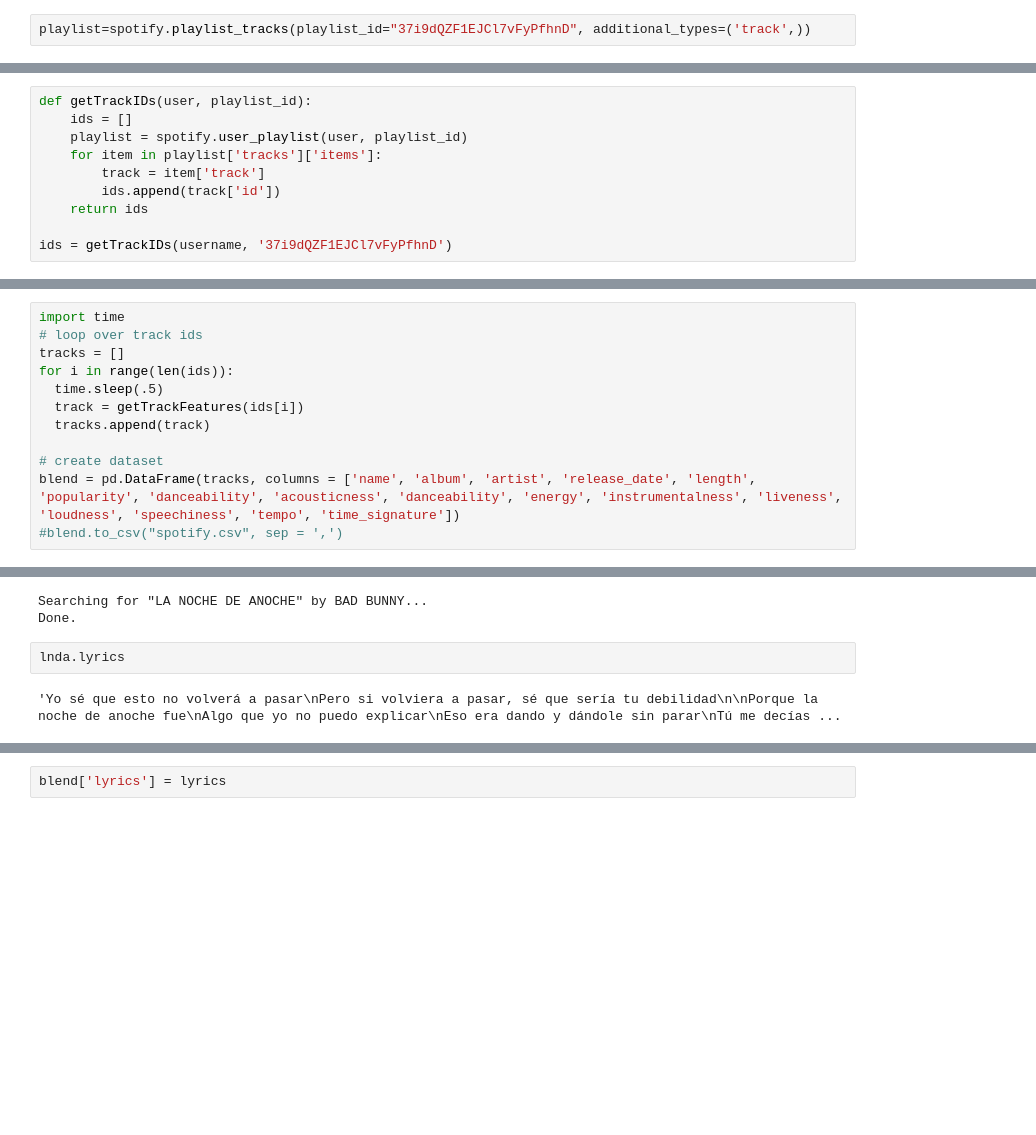
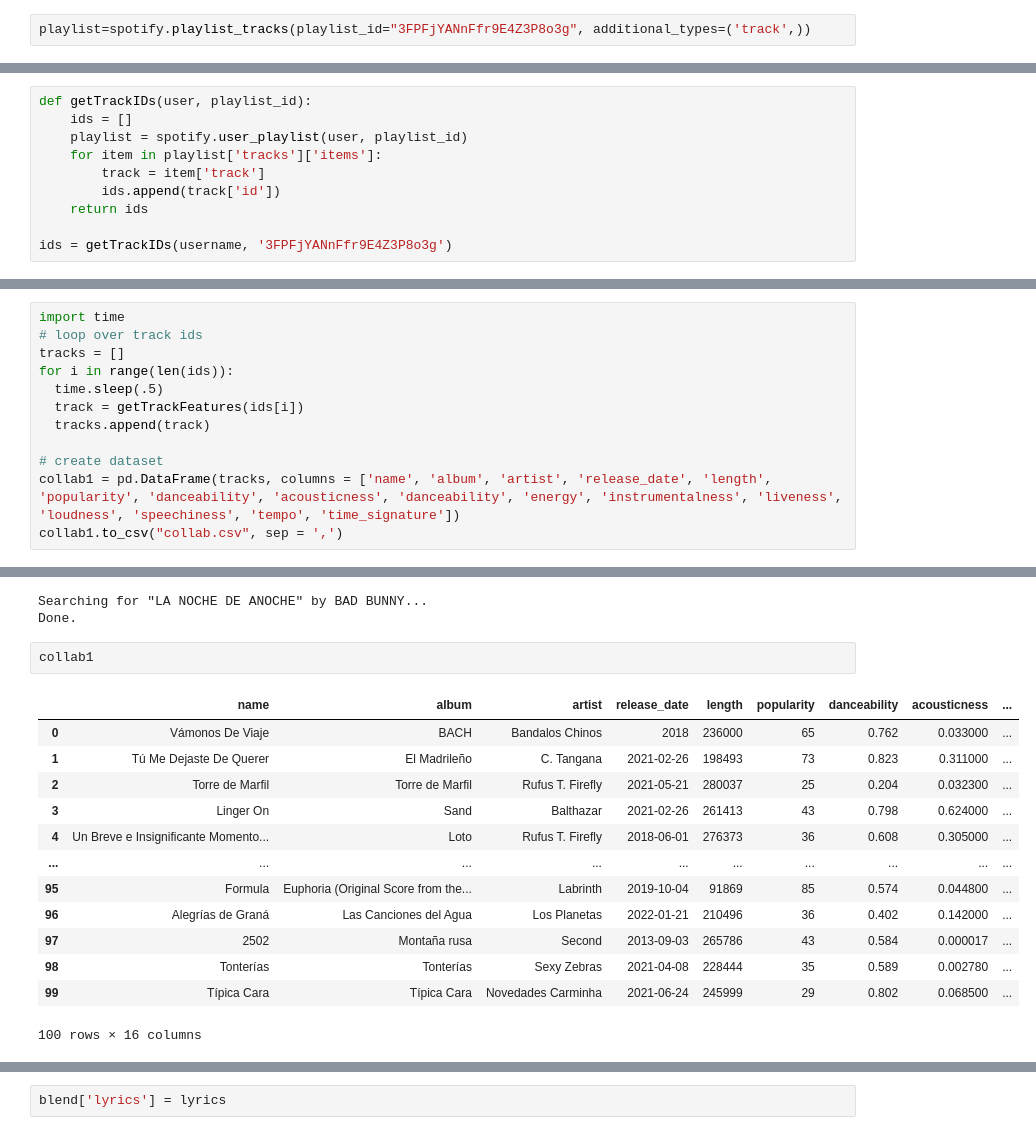
Before and after one commit to danbm94/spotifyEDA, a Jupyter notebook: spotify.ipynb, the cells around one changed output, grey strips where cells are left out. Saved outputs shown, nothing was run; the diff lists cells and outputs as text; blank space fills up the shorter version.

```diff
--- a/spotify.ipynb
+++ b/spotify.ipynb
@@ -271,5 +303,5 @@ wrapped= spotify.playlist_items("37i9dQZF1EUMDoJuT8yJsl")
 # %%
-playlist=spotify.playlist_tracks(playlist_id="37i9dQZF1EJCl7vFyPfhnD", additional_types=('track',))
+playlist=spotify.playlist_tracks(playlist_id="3FPFjYANnFfr9E4Z3P8o3g", additional_types=('track',))
 # %%
 # Create empty dataframe
 playlist_features_list = ["artist","album","track_name",  "track_id","danceability","energy","key","loudness","mode", "speechiness","instrumentalness","liveness","valence","tempo", "duration_ms","time_signature"]
@@ -286,7 +318,7 @@ def getTrackIDs(user, playlist_id):
         ids.append(track['id'])
     return ids
 
-ids = getTrackIDs(username, '37i9dQZF1EJCl7vFyPfhnD')
+ids = getTrackIDs(username, '3FPFjYANnFfr9E4Z3P8o3g')
 # %%
 def getTrackFeatures(id):
   meta = spotify.track(id)
@@ -323,7 +355,7 @@ for i in range(len(ids)):
   tracks.append(track)
 
 # create dataset
-blend = pd.DataFrame(tracks, columns = ['name', 'album', 'artist', 'release_date', 'length', 'popularity', 'danceability', 'acousticness', 'danceability', 'energy', 'instrumentalness', 'liveness', 'loudness', 'speechiness', 'tempo', 'time_signature'])
-#blend.to_csv("spotify.csv", sep = ',')
+collab1 = pd.DataFrame(tracks, columns = ['name', 'album', 'artist', 'release_date', 'length', 'popularity', 'danceability', 'acousticness', 'danceability', 'energy', 'instrumentalness', 'liveness', 'loudness', 'speechiness', 'tempo', 'time_signature'])
+collab1.to_csv("collab.csv", sep = ',')
 # %% [markdown]
 # Fetch lyrics for all songs
@@ -369,7 +378,19 @@ lnda=genius.search_song(title="LA NOCHE DE ANOCHE",artist="BAD BUNNY")
 # %% [output]
 Searching for "LA NOCHE DE ANOCHE" by BAD BUNNY...
 Done.
-# %%
-lnda.lyrics
-# %% [output]
-'Yo sé que esto no volverá a pasar\nPero si volviera a pasar, sé que sería tu debilidad\n\nPorque la noche de anoche fue\nAlgo que yo no puedo explicar\nEso era dando y dándole sin parar\nTú me decías ...
+# %%
+collab1
+# %% [output]
+|  | name | album | artist | release_date | length | popularity | danceability | acousticness | ... |
+| 0 | Vámonos De Viaje | BACH | Bandalos Chinos | 2018 | 236000 | 65 | 0.762 | 0.033000 | ... |
+| 1 | Tú Me Dejaste De Querer | El Madrileño | C. Tangana | 2021-02-26 | 198493 | 73 | 0.823 | 0.311000 | ... |
+| 2 | Torre de Marfil | Torre de Marfil | Rufus T. Firefly | 2021-05-21 | 280037 | 25 | 0.204 | 0.032300 | ... |
+| 3 | Linger On | Sand | Balthazar | 2021-02-26 | 261413 | 43 | 0.798 | 0.624000 | ... |
+| 4 | Un Breve e Insignificante Momento... | Loto | Rufus T. Firefly | 2018-06-01 | 276373 | 36 | 0.608 | 0.305000 | ... |
+| ... | ... | ... | ... | ... | ... | ... | ... | ... | ... |
+| 95 | Formula | Euphoria (Original Score from the... | Labrinth | 2019-10-04 | 91869 | 85 | 0.574 | 0.044800 | ... |
+| 96 | Alegrías de Graná | Las Canciones del Agua | Los Planetas | 2022-01-21 | 210496 | 36 | 0.402 | 0.142000 | ... |
+| 97 | 2502 | Montaña rusa | Second | 2013-09-03 | 265786 | 43 | 0.584 | 0.000017 | ... |
+| 98 | Tonterías | Tonterías | Sexy Zebras | 2021-04-08 | 228444 | 35 | 0.589 | 0.002780 | ... |
+| 99 | Típica Cara | Típica Cara | Novedades Carminha | 2021-06-24 | 245999 | 29 | 0.802 | 0.068500 | ... |
+100 rows × 16 columns
```
Also changed, not shown: parts of 25 cells of this notebook, 2 other files.
